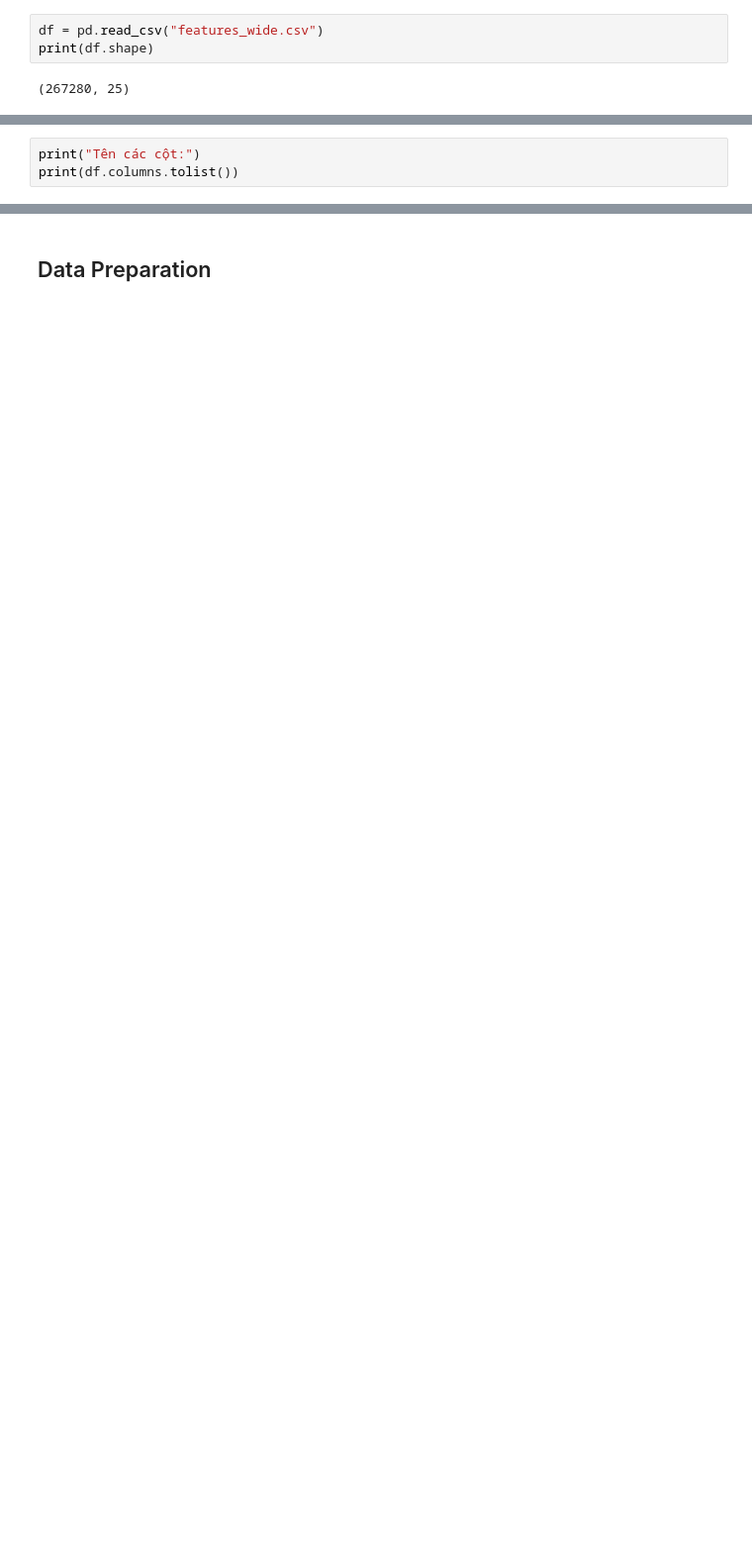
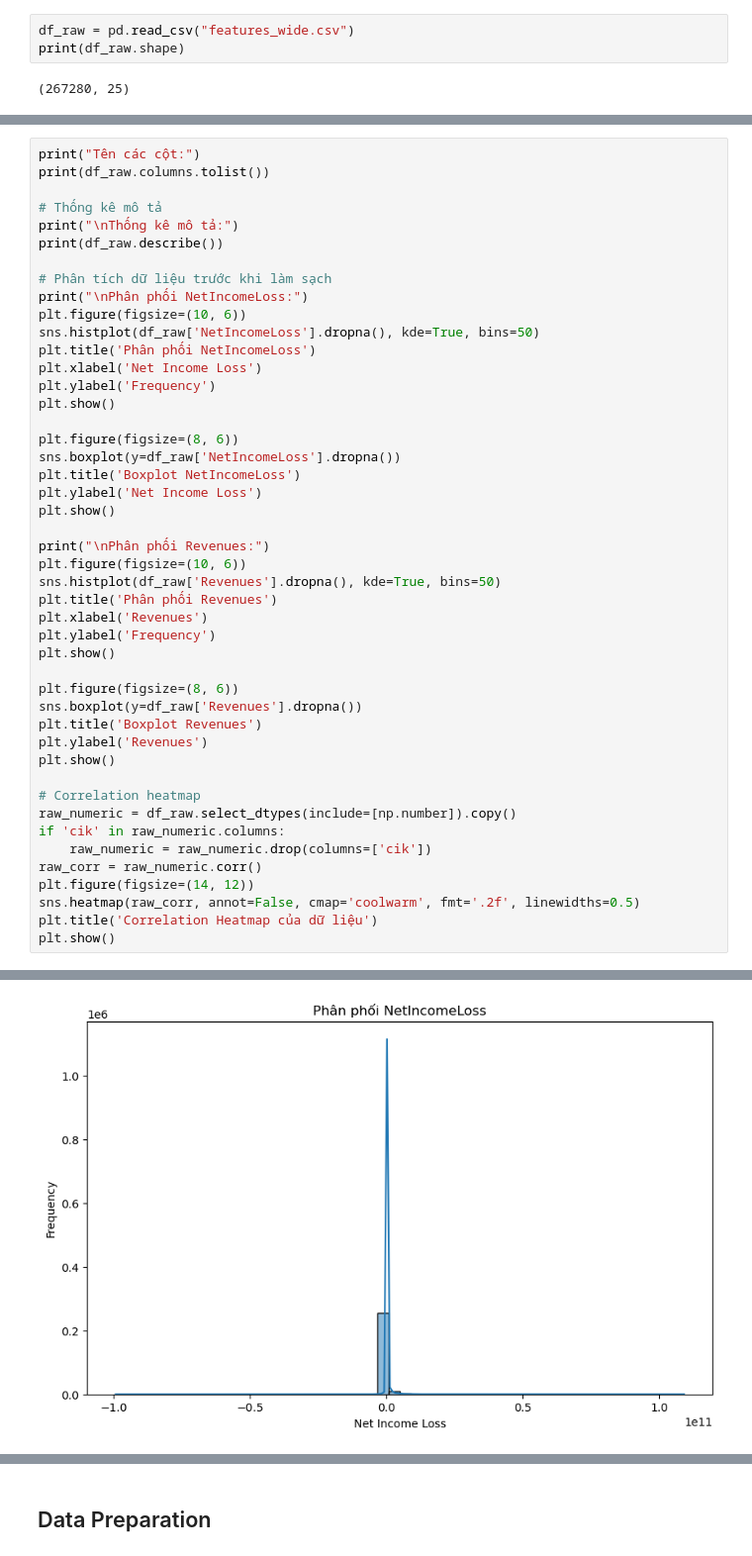
Before and after one commit to Tulokho-code/DM, a Jupyter notebook: DoAn/bai1.ipynb, the cells around one changed output, grey strips where cells are left out. Shown at 99% size. Saved outputs shown, nothing was run; the diff lists cells and outputs as text; blank space fills up the shorter version.

```diff
--- a/DoAn/bai1.ipynb
+++ b/DoAn/bai1.ipynb
@@ -12,8 +14,8 @@ import matplotlib.pyplot as plt
 # %% [markdown]
 ### 1. Data Load
 # %%
-df = pd.read_csv("features_wide.csv")
-print(df.shape)
+df_raw = pd.read_csv("features_wide.csv")
+print(df_raw.shape)
 # %% [output]
 (267280, 25)
 # %%
@@ -39,7 +41,50 @@ memory usage: 51.0+ MB
 None
 # %%
 print("Tên các cột:")
-print(df.columns.tolist())
+print(df_raw.columns.tolist())
+
+# Thống kê mô tả
+print("\nThống kê mô tả:")
+print(df_raw.describe())
+
+# Phân tích dữ liệu trước khi làm sạch
+print("\nPhân phối NetIncomeLoss:")
+plt.figure(figsize=(10, 6))
+sns.histplot(df_raw['NetIncomeLoss'].dropna(), kde=True, bins=50)
+plt.title('Phân phối NetIncomeLoss')
+plt.xlabel('Net Income Loss')
+plt.ylabel('Frequency')
+plt.show()
+
+plt.figure(figsize=(8, 6))
+sns.boxplot(y=df_raw['NetIncomeLoss'].dropna())
+plt.title('Boxplot NetIncomeLoss')
+plt.ylabel('Net Income Loss')
+plt.show()
+
+print("\nPhân phối Revenues:")
+plt.figure(figsize=(10, 6))
+sns.histplot(df_raw['Revenues'].dropna(), kde=True, bins=50)
+plt.title('Phân phối Revenues')
+plt.xlabel('Revenues')
+plt.ylabel('Frequency')
+plt.show()
+
+plt.figure(figsize=(8, 6))
+sns.boxplot(y=df_raw['Revenues'].dropna())
+plt.title('Boxplot Revenues')
+plt.ylabel('Revenues')
+plt.show()
+
+# Correlation heatmap
+raw_numeric = df_raw.select_dtypes(include=[np.number]).copy()
+if 'cik' in raw_numeric.columns:
+    raw_numeric = raw_numeric.drop(columns=['cik'])
+raw_corr = raw_numeric.corr()
+plt.figure(figsize=(14, 12))
+sns.heatmap(raw_corr, annot=False, cmap='coolwarm', fmt='.2f', linewidths=0.5)
+plt.title('Correlation Heatmap của dữ liệu')
+plt.show()
 # %% [output]
 Tên các cột:
 ['cik', 'sic', 'year_q', 'Assets', 'AssetsCurrent', 'CashAndCashEquivalentsAtCarryingValue', 'GeneralAndAdministrativeExpense', 'Goodwill', 'GrossProfit', 'IncomeLossFromContinuingOperationsBeforeInco ...
@@ -45,0 +106 @@ Tên các cột:
+[figure, added]
```
Also changed, not shown: parts of 11 cells of this notebook.
